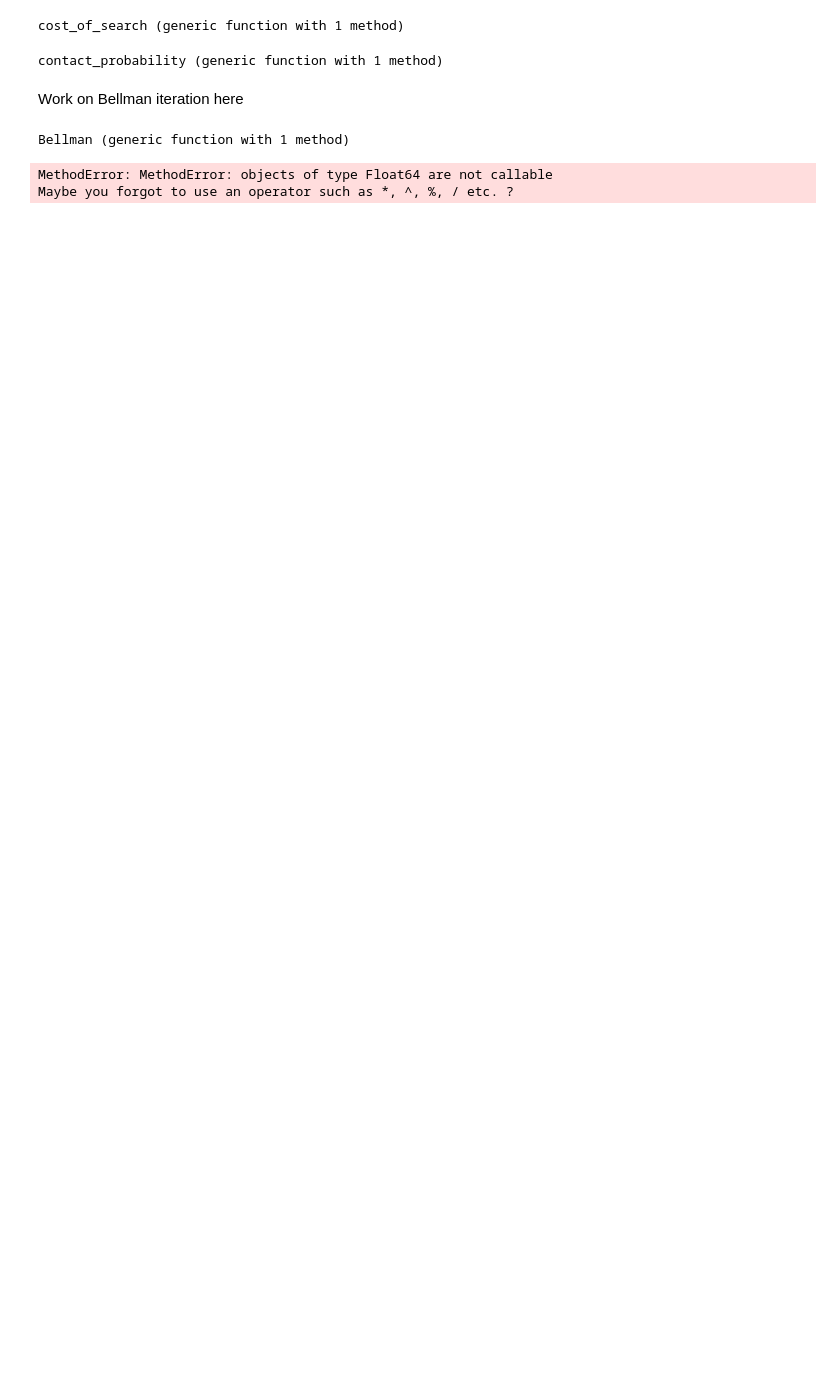
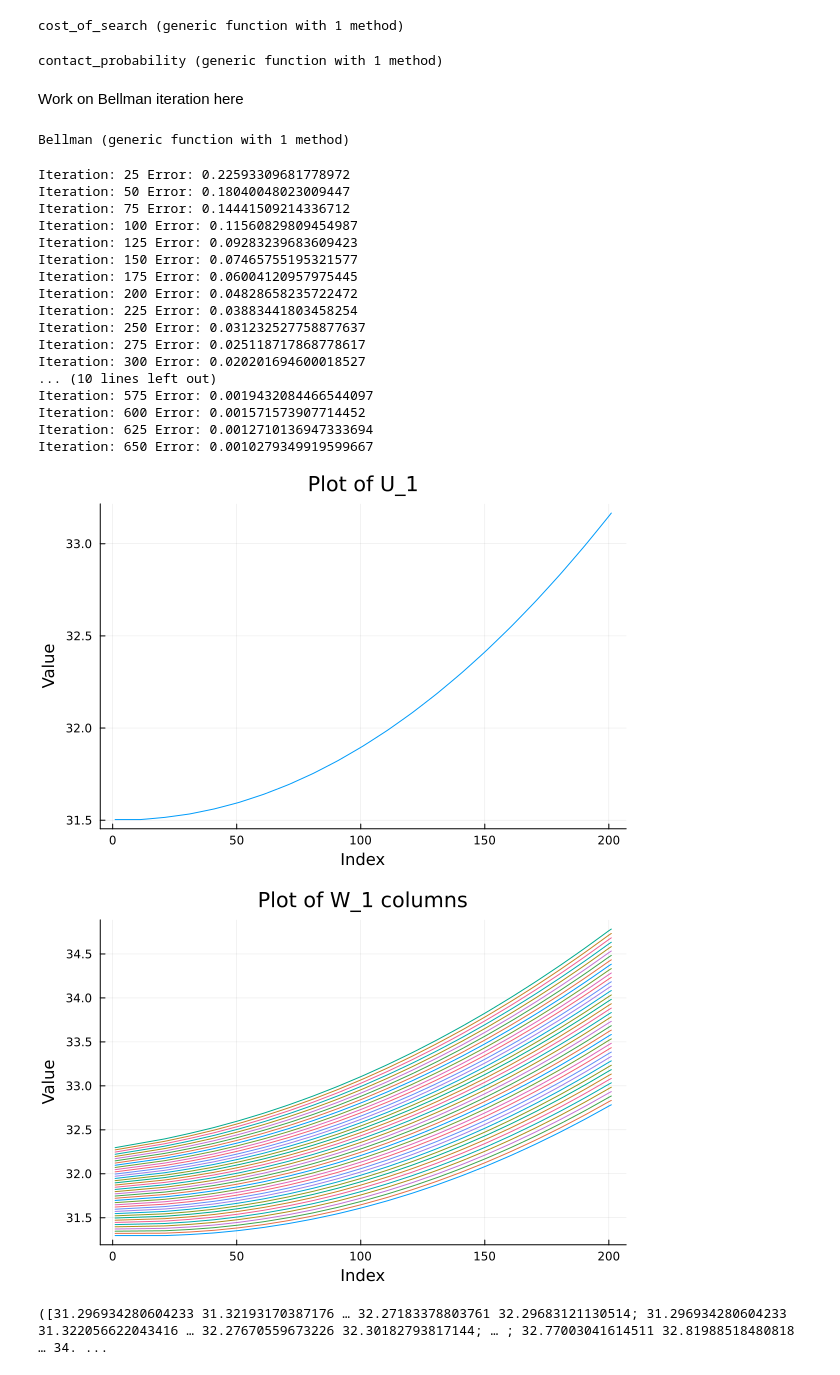
Before and after one commit to sgcbayli024/macro_labour, a Jupyter notebook: hw1_ls.ipynb, the cells around one changed output. Saved outputs shown, nothing was run; the diff lists cells and outputs as text; code cells hidden in the pictures; blank space fills up the shorter version.

```diff
--- a/hw1_ls.ipynb
+++ b/hw1_ls.ipynb
@@ -33,10 +33,10 @@ function wage_grid(S,B)
     dist = Normal(0.5, 0.1)
 
     truncated_dist = Truncated(dist, lower, upper)
-    # Compute the cumulative distribution function at each point in the wage grid
-    cdf_values = [cdf(truncated_dist, point) for point in grid]
-    # Compute the probabilities by taking the differences between consecutive CDF values
-    probs = diff(cdf_values)
+    # Compute the probability density function at each point in the wage grid
+    pdf_values = [pdf(truncated_dist, point) for point in grid]
+    # Normalize the probabilities so they sum to 1
+    probs = pdf_values / sum(pdf_values)
 
     return grid, probs
 
@@ -154,7 +253,25 @@ end
 # %% [output]
 Bellman (generic function with 1 method)
 # %%
-out = Bellman(Bounds, Losses, Sizes, Params, 1e-2, 1000, 0.1)
+out = Bellman(Bounds, Losses, Sizes, Params, 1e-3, 1000, 0.1)
 # %% [output]
-MethodError: MethodError: objects of type Float64 are not callable
-Maybe you forgot to use an operator such as *, ^, %, / etc. ?
+Iteration: 25 Error: 0.22593309681778972
+Iteration: 50 Error: 0.18040048023009447
+Iteration: 75 Error: 0.14441509214336712
+Iteration: 100 Error: 0.11560829809454987
+Iteration: 125 Error: 0.09283239683609423
+Iteration: 150 Error: 0.07465755195321577
+Iteration: 175 Error: 0.06004120957975445
+Iteration: 200 Error: 0.04828658235722472
+Iteration: 225 Error: 0.03883441803458254
+Iteration: 250 Error: 0.031232527758877637
+Iteration: 275 Error: 0.025118717868778617
+Iteration: 300 Error: 0.020201694600018527
+... (10 lines left out)
+Iteration: 575 Error: 0.0019432084466544097
+Iteration: 600 Error: 0.001571573907714452
+Iteration: 625 Error: 0.0012710136947333694
+Iteration: 650 Error: 0.0010279349919599667
+[figure, added]
+[figure, added]
+([31.296934280604233 31.32193170387176 … 32.27183378803761 32.29683121130514; 31.296934280604233 31.322056622043416 … 32.27670559673226 32.30182793817144; … ; 32.77003041614511 32.81988518480818 … 34. ...
```
Also changed, not shown: parts of 6 cells of this notebook.
